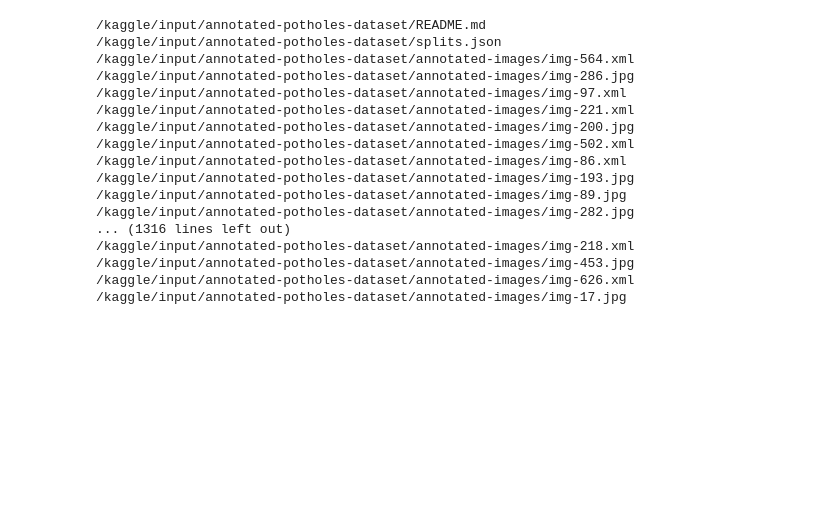
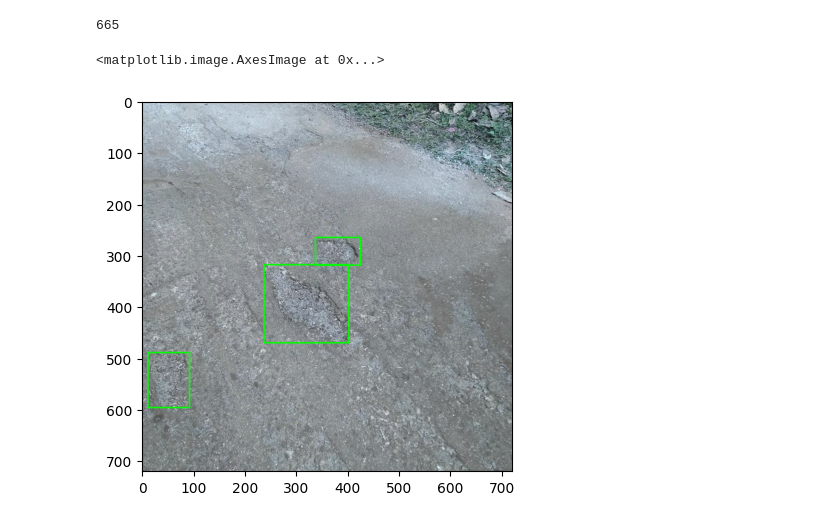
Before and after one commit to TinyRogue/warsztaty-si, a Jupyter notebook: warsztatysi.ipynb, the cells around one changed output. Drawn from its saved outputs; the diff is of its cells as text; code cells hidden in the pictures; blank space fills up the shorter version.

Commit message:
Kaggle Notebook | WarsztatySI | Version 8

```diff
--- a/warsztatysi.ipynb
+++ b/warsztatysi.ipynb
@@ -5,32 +5,22 @@
 
 import numpy as np # linear algebra
 import pandas as pd # data processing, CSV file I/O (e.g. pd.read_csv)
+import matplotlib.pyplot as plt
 
 # Input data files are available in the read-only "../input/" directory
 # For example, running this (by clicking run or pressing Shift+Enter) will list all files under the input directory
 
 import os
-for dirname, _, filenames in os.walk('/kaggle/input'):
-    for filename in filenames:
-        print(os.path.join(dirname, filename))
 
 # You can write up to 20GB to the current directory (/kaggle/working/) that gets preserved as output when you create a version using "Save & Run All"
 # You can also write temporary files to /kaggle/temp/, but they won't be saved outside of the current session
-# %% [output]
-/kaggle/input/annotated-potholes-dataset/README.md
-/kaggle/input/annotated-potholes-dataset/splits.json
-/kaggle/input/annotated-potholes-dataset/annotated-images/img-564.xml
-/kaggle/input/annotated-potholes-dataset/annotated-images/img-286.jpg
-/kaggle/input/annotated-potholes-dataset/annotated-images/img-97.xml
-/kaggle/input/annotated-potholes-dataset/annotated-images/img-221.xml
-/kaggle/input/annotated-potholes-dataset/annotated-images/img-200.jpg
-/kaggle/input/annotated-potholes-dataset/annotated-images/img-502.xml
-/kaggle/input/annotated-potholes-dataset/annotated-images/img-86.xml
-/kaggle/input/annotated-potholes-dataset/annotated-images/img-193.jpg
-/kaggle/input/annotated-potholes-dataset/annotated-images/img-89.jpg
-/kaggle/input/annotated-potholes-dataset/annotated-images/img-282.jpg
-... (1316 lines left out)
-/kaggle/input/annotated-potholes-dataset/annotated-images/img-218.xml
-/kaggle/input/annotated-potholes-dataset/annotated-images/img-453.jpg
-/kaggle/input/annotated-potholes-dataset/annotated-images/img-626.xml
-/kaggle/input/annotated-potholes-dataset/annotated-images/img-17.jpg
+# %%
+dir = '/kaggle/input/annotated-potholes-dataset/annotated-images/'
+
+count = 0
+for filename in os.listdir(dir):
+        if filename.lower().endswith('.jpg'):
+            count += 1
+count
+# %% [output]
+665
@@ -36,0 +60,19 @@ for dirname, _, filenames in os.walk('/kaggle/input'):
+# %%
+img_list = []
+xml_list = []
+yolo_list = []
+
+for i in range(1, count + 1):
+    img_list.append(dir + f'img-{i}.jpg')
+    xml_list.append(dir + f'img-{i}.xml')
+    yolo_list.append(f'yolo_bb/img-{i}.txt')
+images = []
+images_with_bb = []
+for i in range(count):
+    images.append(cv2.imread(img_list[i]))
+    images_with_bb.append(load_image_with_bounding_box(img_list[i],xml_list[i]))
+# %%
+plt.imshow(images_with_bb[110])
+# %% [output]
+<matplotlib.image.AxesImage at 0x...>
+[figure, added]
```
Also changed, not shown: parts of 19 cells of this notebook.
